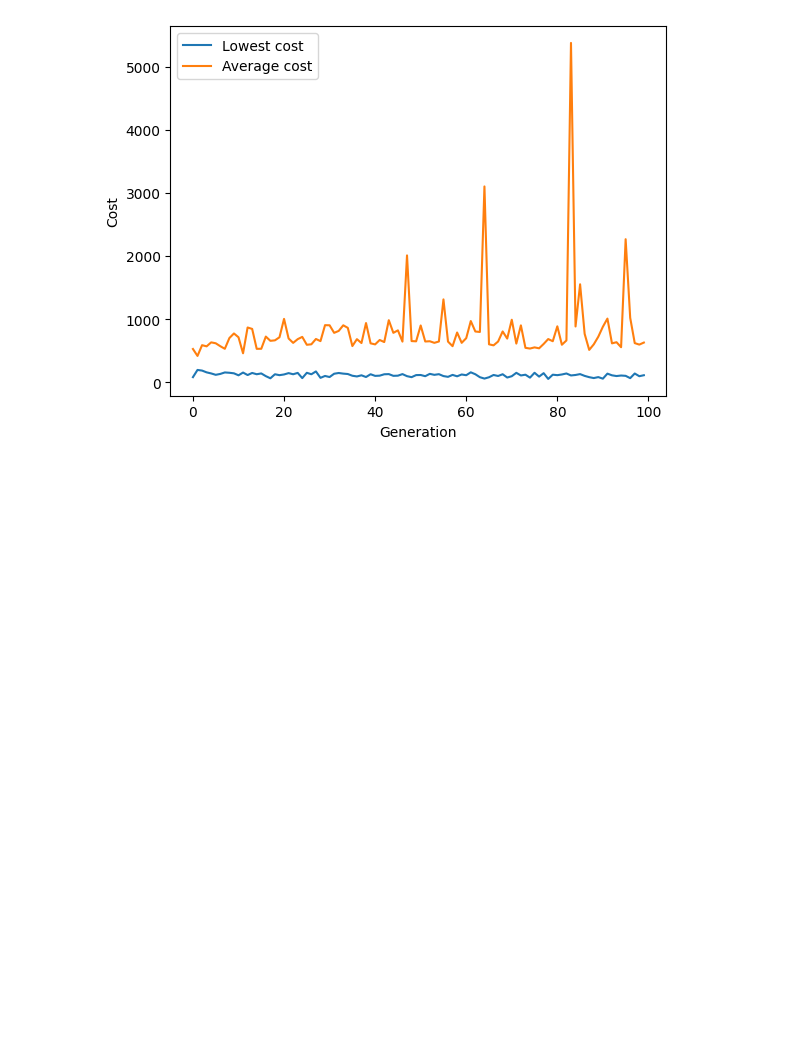
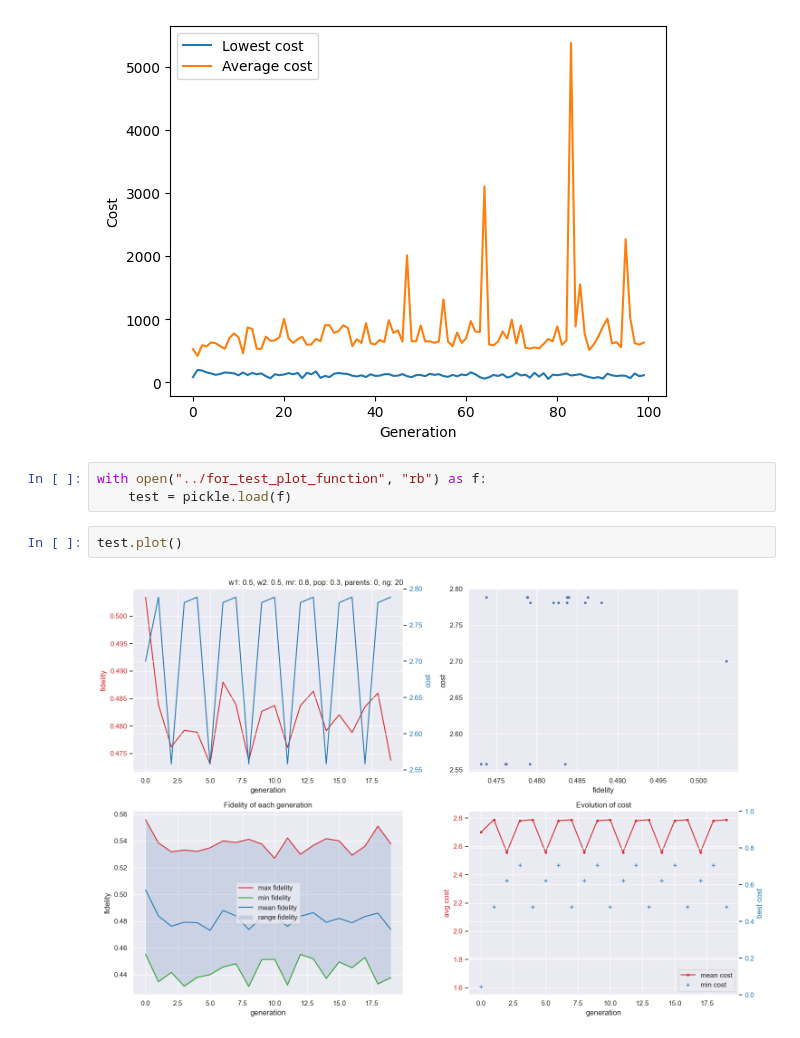
Before and after one commit to PankidT/Qnet-genetic-opt, a Jupyter notebook: tutorial/poramat_work_part/results/results_my_experiment/results_1.ipynb, the cells around one changed output. Cells and saved outputs as stored; diff of their text form; blank space fills up the shorter version.

```diff
--- a/tutorial/poramat_work_part/results/results_my_experiment/results_1.ipynb
+++ b/tutorial/poramat_work_part/results/results_my_experiment/results_1.ipynb
@@ -44,3 +45,10 @@ weight_50_50_object.experiment_config['ga_object'].plot()
 weight_80_20_object.experiment_config['ga_object'].plot()
 # %% [output]
 [figure]
+# %%
+with open("../for_test_plot_function", "rb") as f:
+    test = pickle.load(f)
+# %%
+test.plot()
+# %% [output]
+[figure, added]
```
Also changed, not shown: parts of 2 cells of this notebook, 13 other files.
